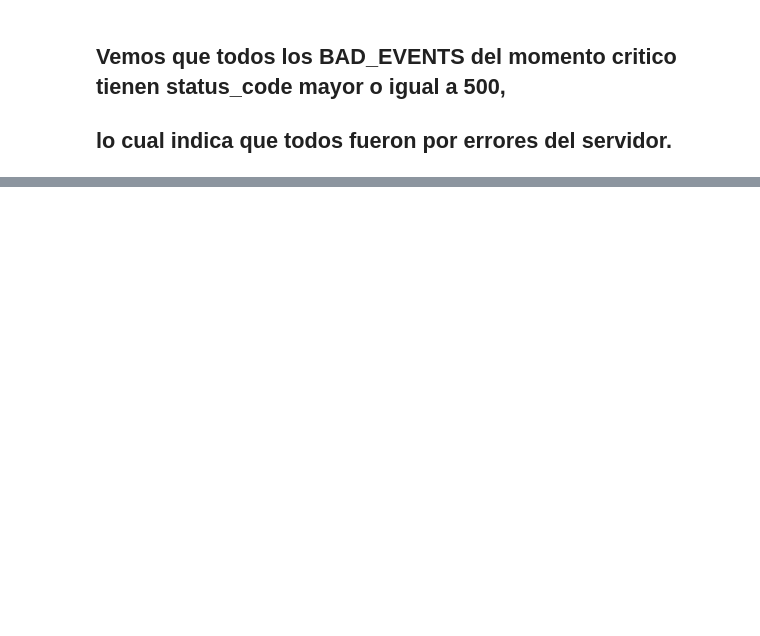
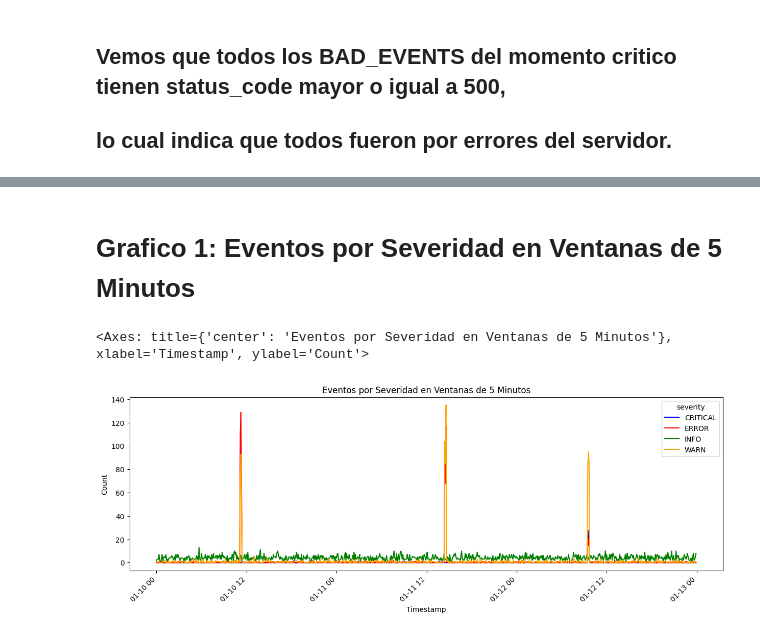
Before and after one commit to CarlosScura/Interpretacion-de-Logs, a Jupyter notebook: interpretacion_logs.ipynb, the cells around one changed output, grey strips where cells are left out. Drawn from its saved outputs; the diff is of its cells as text; code cells hidden in the pictures; blank space fills up the shorter version.

Commit message:
Feat: Se finalizó la seccion 6.4 con los graficos y se completó la conclusión del challenge.

```diff
--- a/interpretacion_logs.ipynb
+++ b/interpretacion_logs.ipynb
@@ -287,0 +363,3 @@ Name: count, dtype: int64
+# %%
+graf1 = df.groupby([pd.Grouper(key='timestamp_event', freq='5min'),'severity']).size()
+graf1.head()
@@ -287,0 +374,3 @@ Name: count, dtype: int64
+# %%
+graf1 = graf1.unstack('severity').fillna(0)
+graf1.head()
@@ -287,0 +385,7 @@ Name: count, dtype: int64
+# %% [markdown]
+# Grafico 1: Eventos por Severidad en Ventanas de 5 Minutos
+# %%
+graf1.plot(title='Eventos por Severidad en Ventanas de 5 Minutos', xlabel='Timestamp', rot=45, ylabel='Count', figsize=(15, 5), color=['blue', 'red', 'green', 'orange'])
+# %% [output]
+<Axes: title={'center': 'Eventos por Severidad en Ventanas de 5 Minutos'}, xlabel='Timestamp', ylabel='Count'>
+[figure, added]
```
Also changed, not shown: parts of 24 cells of this notebook.
